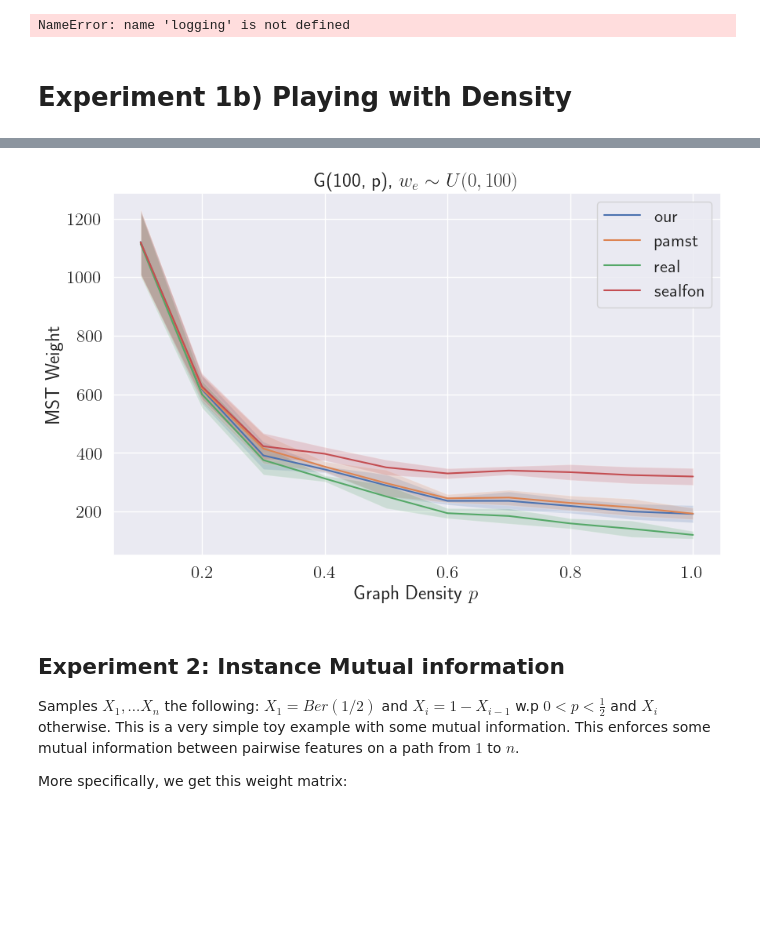
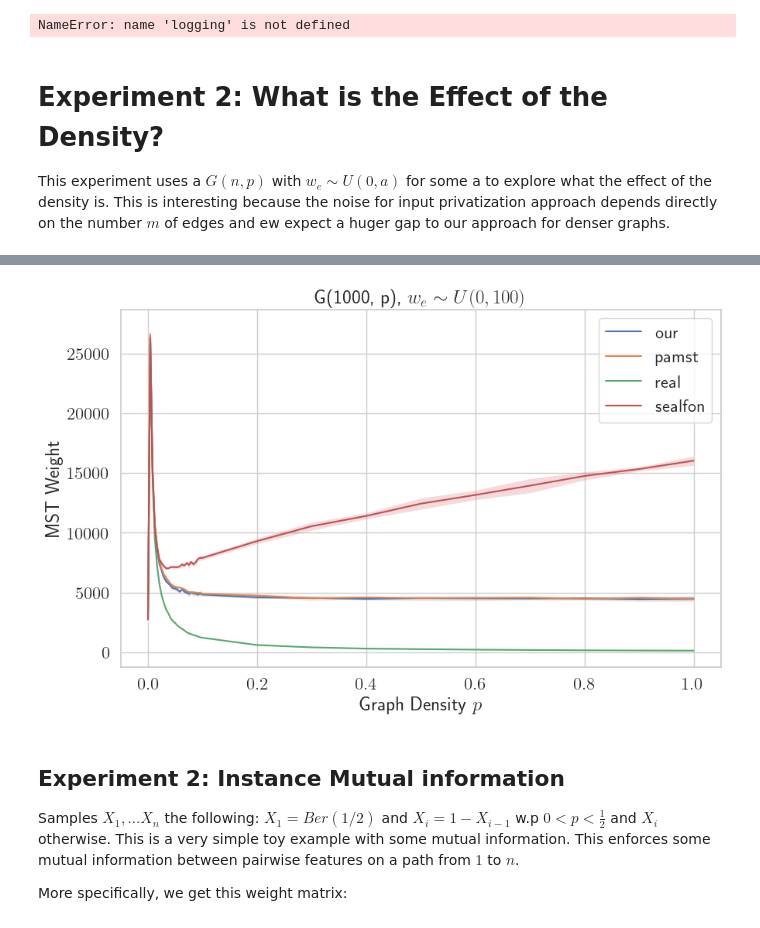
Before and after one commit to lukas681/Optimal-Private-Spanning-Trees, a Jupyter notebook: Notebooks/experiments.ipynb, the cells around one changed output, grey strips where cells are left out. Cells and saved outputs as stored; diff of their text form; code cells hidden in the pictures; blank space fills up the shorter version.

Commit message:
Added some data.
Signed-off-by: Lukas Retschmeier <lure@di.ku.dk>

```diff
--- a/Notebooks/experiments.ipynb
+++ b/Notebooks/experiments.ipynb
@@ -60,7 +65,7 @@ else:
     # Parameters for Graph Structure
     n = 500
     maximum_edge_weight = 50 # upper limit of edge weight
-    edge_probabilities = np.linspace(0.1,1.0,10) # Graph Densitites
+    edge_probabilities = np.linspace(0.,1.0,10) # Graph Densitites
     # Privacy Parameters
     sensitivity = 1
     rho_values = np.arange(0.001, 250, 2)
@@ -92,36 +99,30 @@ NameError: name 'logging' is not defined
 # %% [markdown]
-# Experiment 1b) Playing with Density
+# Experiment 2: What is the Effect of the Density?
+
+This experiment uses a $G(n, p)$ with $w_e \sim U(0, a)$ for some a to explore what the effect of the density is.
+This is interesting because the noise for input privatization approach depends directly on the number $m$ of edges and ew expect a huger gap to our approach for denser graphs.
 # %%
-from time import perf_counter
-# Meta Parameters
+## TODO Add sparser graphs as well.
 load_from_disk = True
-filename_to_load = "save/complete_densities_n100_sens0.1_range0-100.npy"
+filename_to_load = "save/complete_densities_n1000_sens0.1_range0-100.npy"
 logging.getLogger('src.mst.mst_utilities').setLevel(logging.DEBUG) # Temporarily increase log level.
 
-if load_from_disk:
-    res = ioutils.load_results(filename=filename_to_load)
+if load_from_disk: # Loading Old Run
+    old_results = ioutils.load_results(filename=filename_to_load)
     (results_complete, edge_probabilities, rho, n, maximum_edge_weight, sensitivity) = \
-        (res["results"], res["edge_probabilities"], res["rho_values"], res["n"], res["maximum_edge_weight"], res["sensitivity"])
+        (old_results["results"], old_results["edge_probabilities"], old_results["rho_values"], old_results["n"], old_results["maximum_edge_weight"], old_results["sensitivity"])
     df = pd.DataFrame(list(results_complete))
-else:
-    n, sensitivity, maximum_edge_weight, rho, runs = 100, 0.1, 100, [1], 5
-    edge_probabilities = np.linspace(0.1,1.0,10) # Graph Densitites
-    results_complete = mst_util.compute_different_densities_approximate_dp(n, edge_probabilities, sensitivity=sensitivity, maximum_edge_weight=maximum_edge_weight, rho=rho, number_of_runs=runs)
+
+else: # Fresh Run
+
+    n, sensitivity, maximum_edge_weight, rho, runs = 1000, 0.1, 100, [1], 5
+    edge_probabilities = np.linspace(0.0001,0.1,25) # Graph Densitites
+    edge_probabilities += [np.linspace(0.1,1.0,10)] # Graph Densitites
+    results_complete += mst_util.compute_different_densities_approximate_dp(n, edge_probabilities, sensitivity=sensitivity, maximum_edge_weight=maximum_edge_weight, rho=rho, number_of_runs=runs)
     df = pd.DataFrame(results_complete)
 
 aggregated = df.groupby(['p', 'type'])['value'].agg(['mean', 'std']).reset_index()
-
-plt.figure(figsize=(10, 6))
-for type_name, group in aggregated.groupby('type'):
-    plt.plot(group['p'], group['mean'], label=type_name)
-    plt.fill_between(group['p'], group['mean'] - group['std'], group['mean'] + group['std'], alpha=0.2)
-
-plt.title(f'G({n}, p), $w_e \\sim U(0, {maximum_edge_weight})$')
-plt.xlabel("Graph Density $p$")
-plt.ylabel("MST Weight")
-plt.legend()
-plt.grid(True)
-plt.show()
+mst_vis.init_plot_densities(aggregated_data=aggregated, meta_params={'n': n, 'max_edge_weight': maximum_edge_weight, 'edge_probabilities': edge_probabilities})
 
 # Saving the results if specified
 if not load_from_disk:
@@ -132,4 +132,4 @@ if not load_from_disk:
-[figure, old version]
+[figure, new version]
 # %% [markdown]
 ## Experiment 2: Instance Mutual information
 
```
Also changed, not shown: parts of 3 cells of this notebook, 5 other files.
